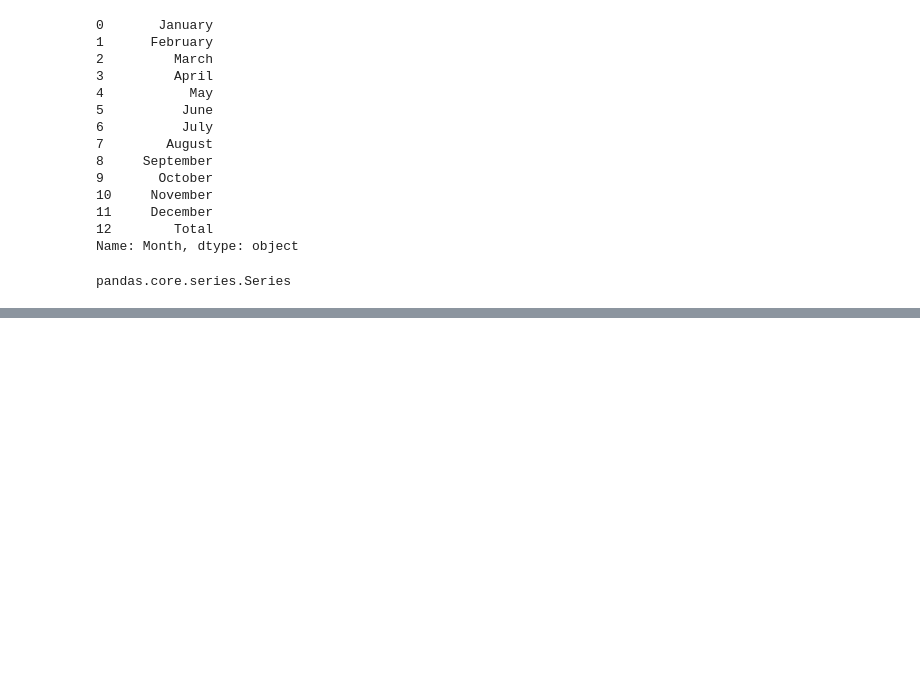
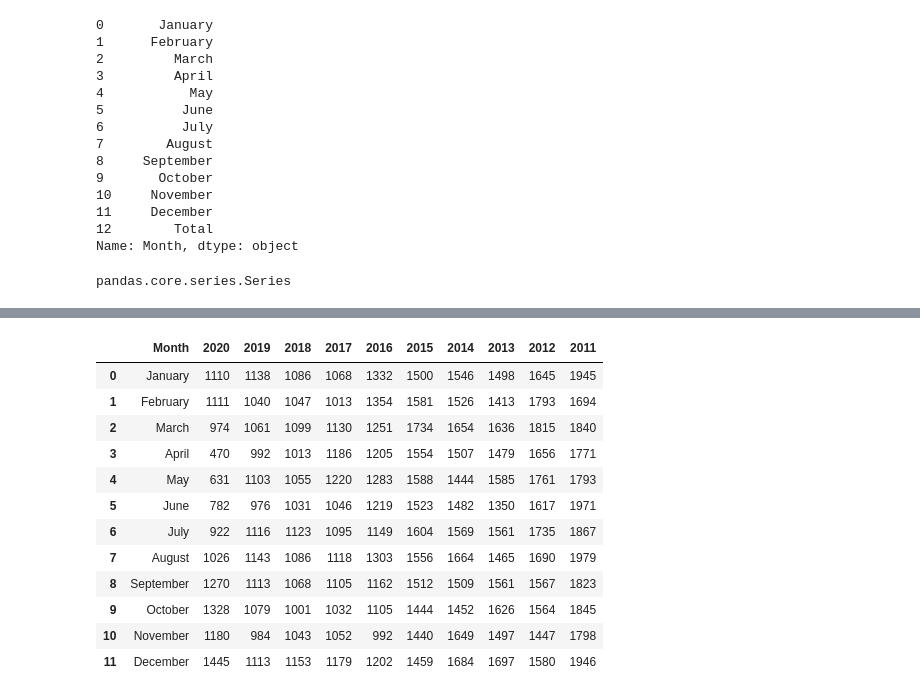
Before and after one commit to tmusimbi/Road-Traffic-Crashes-In-Uganda-2011---2020, a Jupyter notebook: First_Viz.ipynb, the cells around one changed output, grey strips where cells are left out. Saved outputs shown, nothing was run; the diff lists cells and outputs as text; code cells hidden in the pictures; blank space fills up the shorter version.

```diff
--- a/First_Viz.ipynb
+++ b/First_Viz.ipynb
@@ -77,0 +96,18 @@ February_data
+# %%
+road_crash_data = road_crash_data.drop(road_crash_data.index[12])
+# %%
+road_crash_data
+# %% [output]
+|  | Month | 2020 | 2019 | 2018 | 2017 | 2016 | 2015 | 2014 | 2013 | 2012 | 2011 |
+| 0 | January | 1110 | 1138 | 1086 | 1068 | 1332 | 1500 | 1546 | 1498 | 1645 | 1945 |
+| 1 | February | 1111 | 1040 | 1047 | 1013 | 1354 | 1581 | 1526 | 1413 | 1793 | 1694 |
+| 2 | March | 974 | 1061 | 1099 | 1130 | 1251 | 1734 | 1654 | 1636 | 1815 | 1840 |
+| 3 | April | 470 | 992 | 1013 | 1186 | 1205 | 1554 | 1507 | 1479 | 1656 | 1771 |
+| 4 | May | 631 | 1103 | 1055 | 1220 | 1283 | 1588 | 1444 | 1585 | 1761 | 1793 |
+| 5 | June | 782 | 976 | 1031 | 1046 | 1219 | 1523 | 1482 | 1350 | 1617 | 1971 |
+| 6 | July | 922 | 1116 | 1123 | 1095 | 1149 | 1604 | 1569 | 1561 | 1735 | 1867 |
+| 7 | August | 1026 | 1143 | 1086 | 1118 | 1303 | 1556 | 1664 | 1465 | 1690 | 1979 |
+| 8 | September | 1270 | 1113 | 1068 | 1105 | 1162 | 1512 | 1509 | 1561 | 1567 | 1823 |
+| 9 | October | 1328 | 1079 | 1001 | 1032 | 1105 | 1444 | 1452 | 1626 | 1564 | 1845 |
+| 10 | November | 1180 | 984 | 1043 | 1052 | 992 | 1440 | 1649 | 1497 | 1447 | 1798 |
+| 11 | December | 1445 | 1113 | 1153 | 1179 | 1202 | 1459 | 1684 | 1697 | 1580 | 1946 |
```
Also changed, not shown: parts of 16 cells of this notebook.
